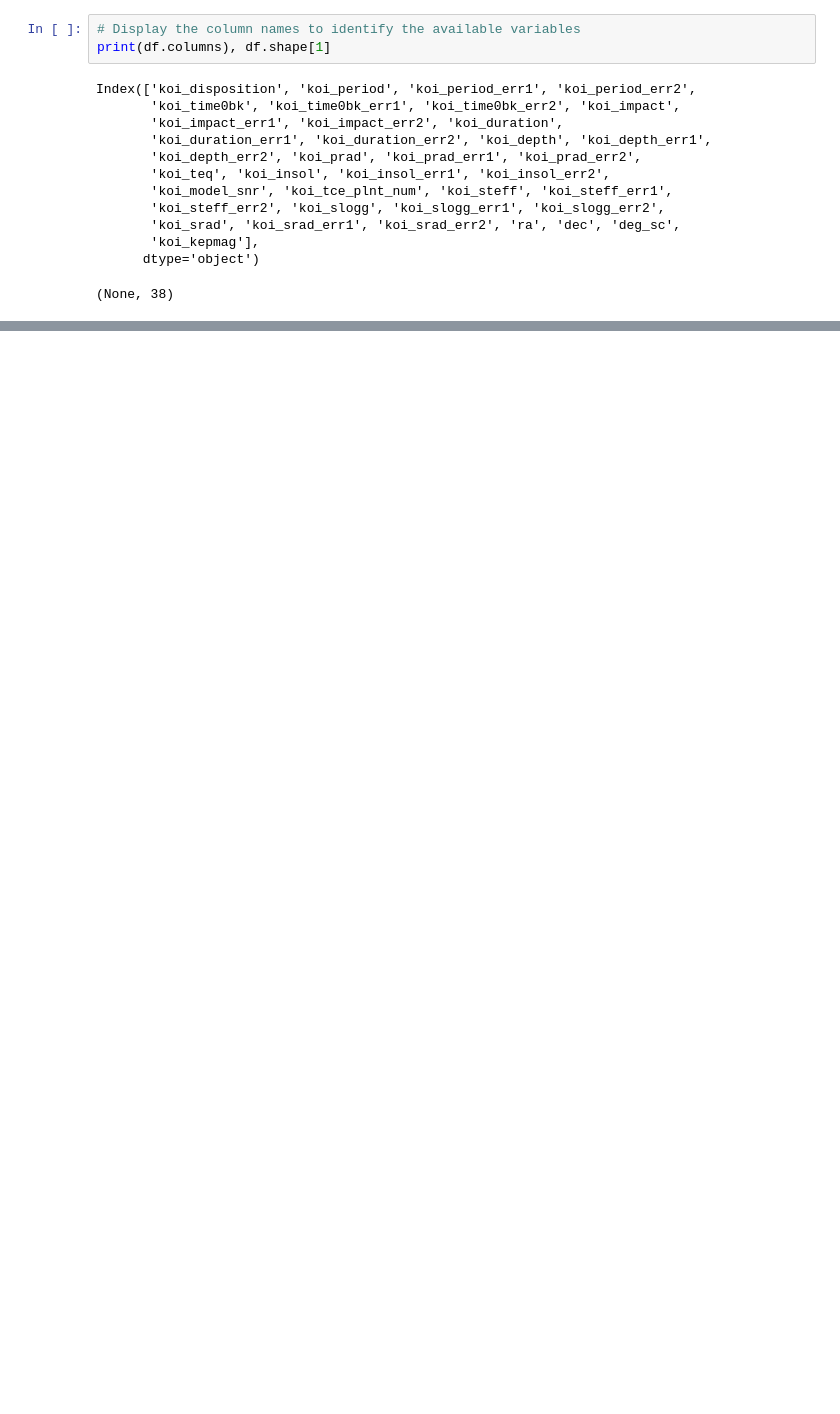
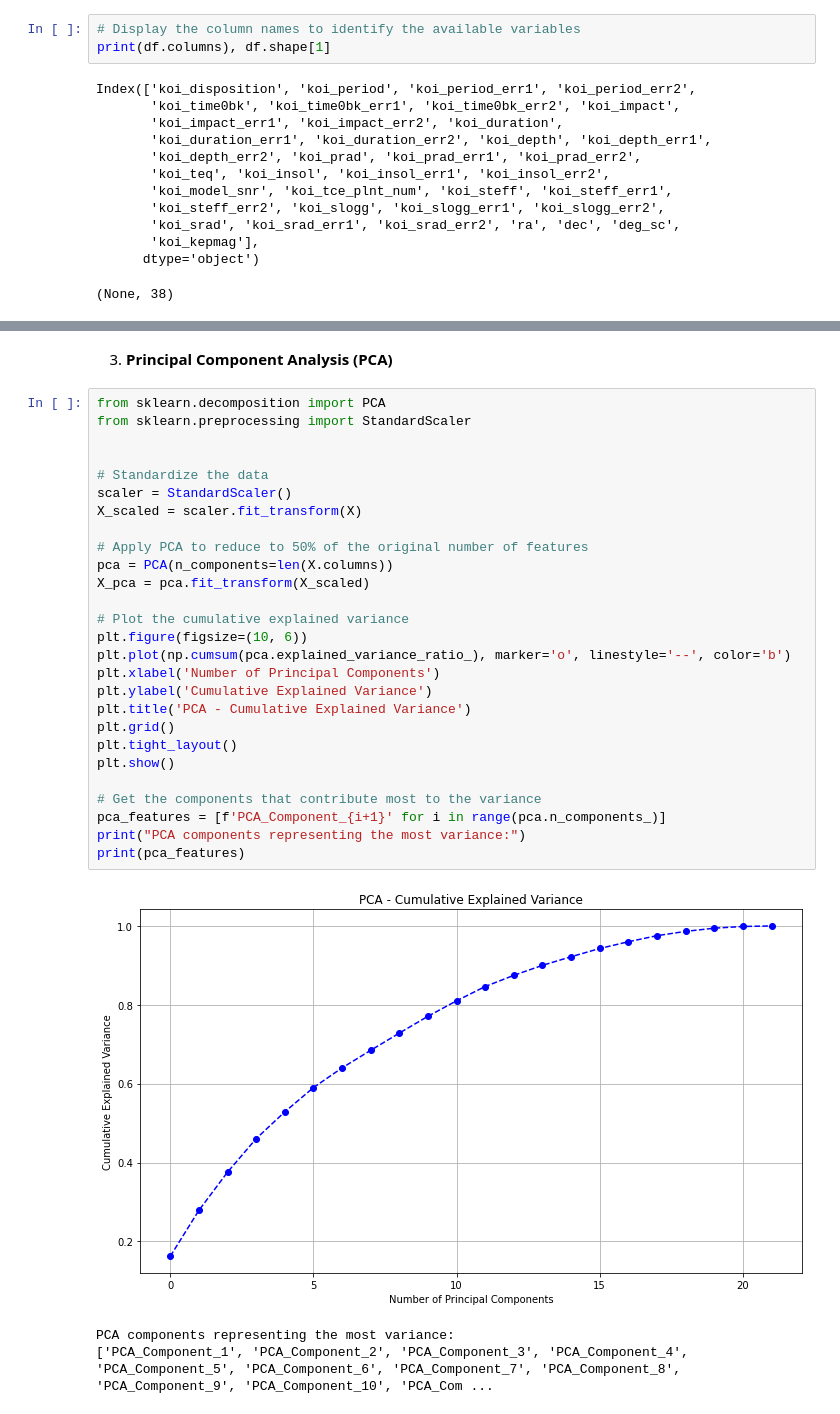
Before and after one commit to mramirezz/Exoplanet-Detection, a Jupyter notebook: Exoplanet_detection.ipynb, the cells around one changed output, grey strips where cells are left out. Cells and saved outputs as stored; diff of their text form; blank space fills up the shorter version.

```diff
--- a/Exoplanet_detection.ipynb
+++ b/Exoplanet_detection.ipynb
@@ -86,0 +423,33 @@ The target variable for our model is `koi_disposition`, which indicates whether
+# %% [markdown]
+3. **Principal Component Analysis (PCA)**
+# %%
+from sklearn.decomposition import PCA
+from sklearn.preprocessing import StandardScaler
+
+
+# Standardize the data
+scaler = StandardScaler()
+X_scaled = scaler.fit_transform(X)
+
+# Apply PCA to reduce to 50% of the original number of features
+pca = PCA(n_components=len(X.columns))
+X_pca = pca.fit_transform(X_scaled)
+
+# Plot the cumulative explained variance
+plt.figure(figsize=(10, 6))
+plt.plot(np.cumsum(pca.explained_variance_ratio_), marker='o', linestyle='--', color='b')
+plt.xlabel('Number of Principal Components')
+plt.ylabel('Cumulative Explained Variance')
+plt.title('PCA - Cumulative Explained Variance')
+plt.grid()
+plt.tight_layout()
+plt.show()
+
+# Get the components that contribute most to the variance
+pca_features = [f'PCA_Component_{i+1}' for i in range(pca.n_components_)]
+print("PCA components representing the most variance:")
+print(pca_features)
+# %% [output]
+[figure, added]
+PCA components representing the most variance:
+['PCA_Component_1', 'PCA_Component_2', 'PCA_Component_3', 'PCA_Component_4', 'PCA_Component_5', 'PCA_Component_6', 'PCA_Component_7', 'PCA_Component_8', 'PCA_Component_9', 'PCA_Component_10', 'PCA_Com ...
```
Also changed, not shown: parts of 35 cells of this notebook, 1 other file.
